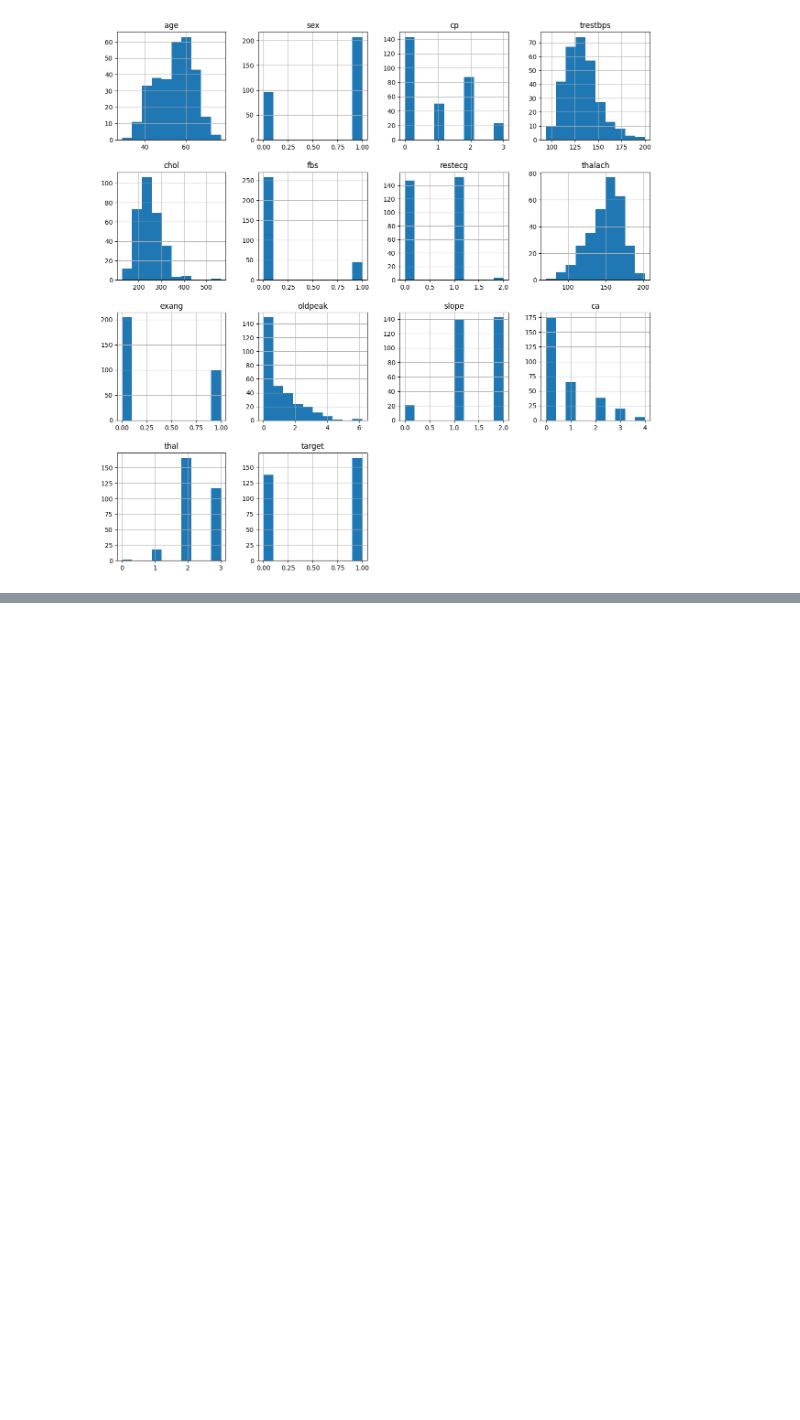
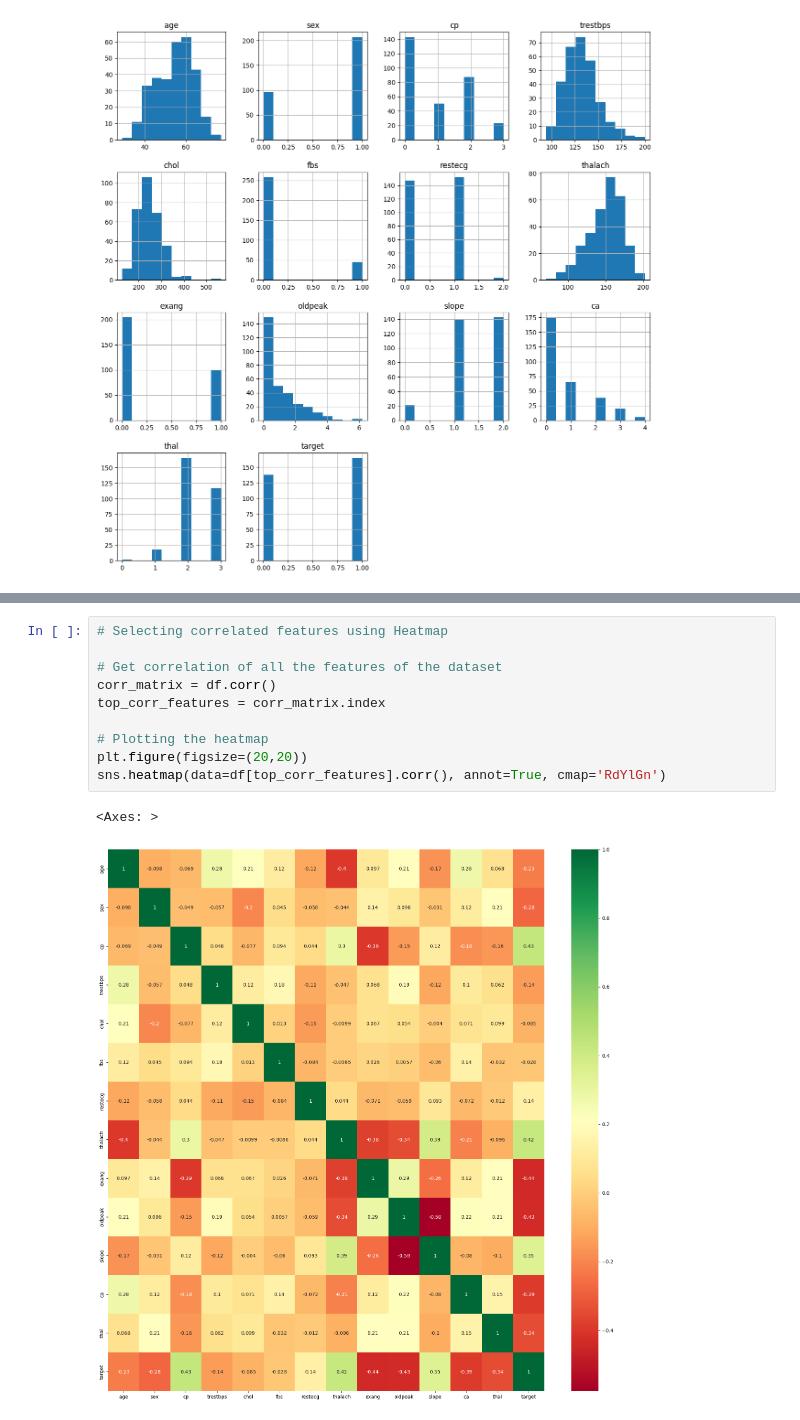
Before and after one commit to ChaitanyaBadukale777/Heart-Disease-Prediction-ML-Project, a Jupyter notebook: Heart Disease Prediction.ipynb, the cells around one changed output, grey strips where cells are left out. Drawn from its saved outputs; the diff is of its cells as text; blank space fills up the shorter version.

```diff
--- a/Heart Disease Prediction.ipynb
+++ b/Heart Disease Prediction.ipynb
@@ -129,0 +138,13 @@ g = df.hist(ax=ax)
+# %%
+# Selecting correlated features using Heatmap
+
+# Get correlation of all the features of the dataset
+corr_matrix = df.corr()
+top_corr_features = corr_matrix.index
+
+# Plotting the heatmap
+plt.figure(figsize=(20,20))
+sns.heatmap(data=df[top_corr_features].corr(), annot=True, cmap='RdYlGn')
+# %% [output]
+<Axes: >
+[figure, added]
```
Also changed, not shown: parts of 13 cells of this notebook.
